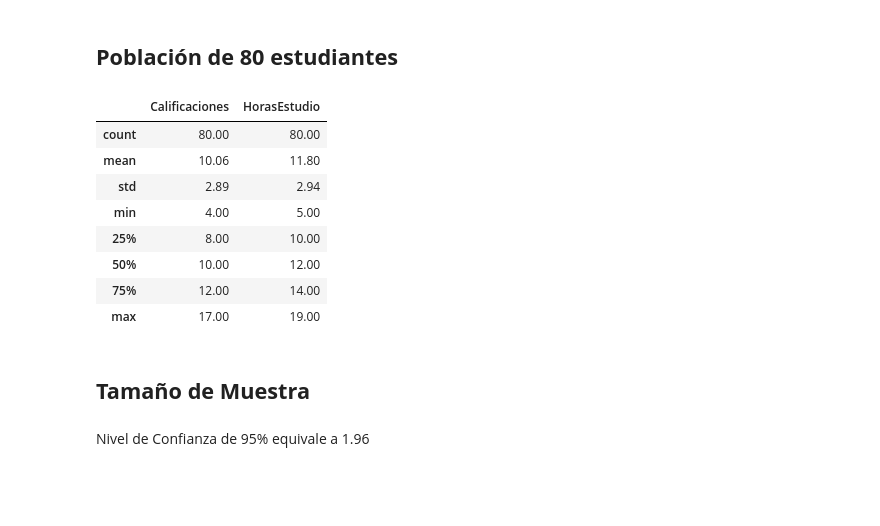
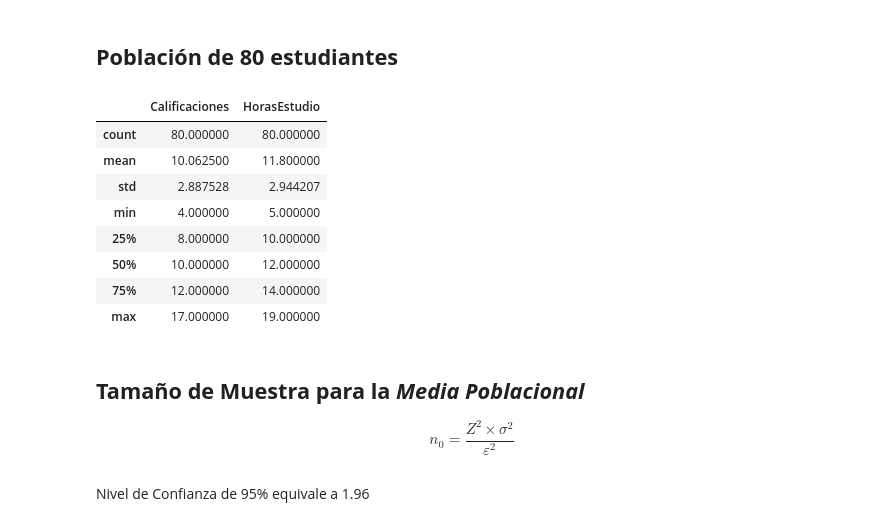
Before and after one commit to JosephChomboM/IBM, a Jupyter notebook: Inferential Stats/Usil/inferencia_variables.ipynb, the cells around one changed output. Saved outputs shown, nothing was run; the diff lists cells and outputs as text; code cells hidden in the pictures; blank space fills up the shorter version.

```diff
--- a/Inferential Stats/Usil/inferencia_variables.ipynb
+++ b/Inferential Stats/Usil/inferencia_variables.ipynb
@@ -16,19 +16,20 @@ plt.tight_layout()
 ## **Población de 80 estudiantes**
 # %%
 df = df_calf.join(df_hrs)
-df.describe().round(2)
+df.describe()
 # %% [output]
 |  | Calificaciones | HorasEstudio |
-| count | 80.00 | 80.00 |
-| mean | 10.06 | 11.80 |
-| std | 2.89 | 2.94 |
-| min | 4.00 | 5.00 |
-| 25% | 8.00 | 10.00 |
-| 50% | 10.00 | 12.00 |
-| 75% | 12.00 | 14.00 |
-| max | 17.00 | 19.00 |
+| count | 80.000000 | 80.000000 |
+| mean | 10.062500 | 11.800000 |
+| std | 2.887528 | 2.944207 |
+| min | 4.000000 | 5.000000 |
+| 25% | 8.000000 | 10.000000 |
+| 50% | 10.000000 | 12.000000 |
+| 75% | 12.000000 | 14.000000 |
+| max | 17.000000 | 19.000000 |
-# %% [markdown]
-## **Tamaño de Muestra**
+# %% [markdown]
+## **Tamaño de Muestra para la _Media Poblacional_**
+$$n_0=\frac{Z^2\times \sigma^2}{\varepsilon^2}$$
 # %% [markdown]
 Nivel de Confianza de 95% equivale a 1.96
 # %%
```
Also changed, not shown: parts of 10 cells of this notebook.
